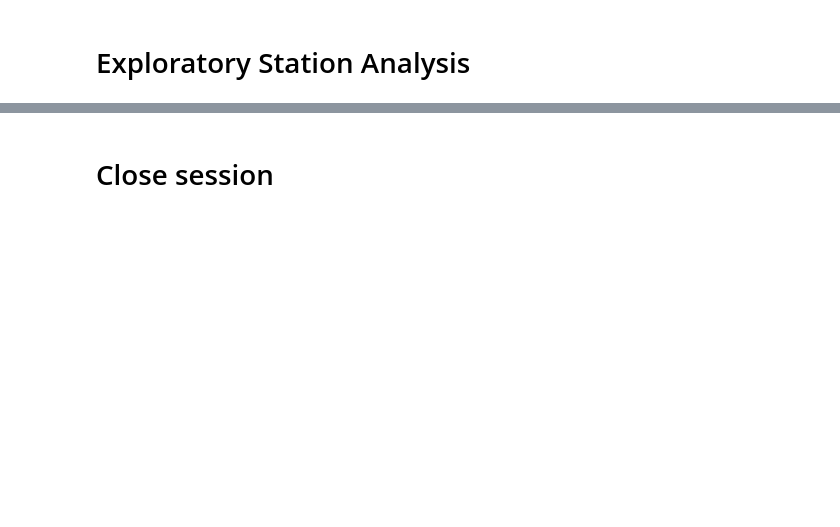
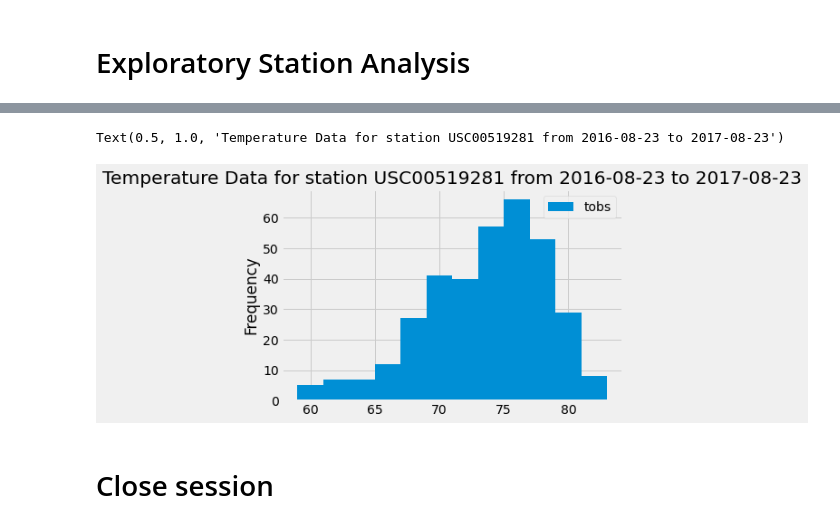
Before and after one commit to kblood86/Hawaii-Exploration, a Jupyter notebook: climate_starter.ipynb, the cells around one changed output, grey strips where cells are left out. Drawn from its saved outputs; the diff is of its cells as text; code cells hidden in the pictures; blank space fills up the shorter version.

```diff
--- a/Instructions/climate_starter.ipynb
+++ b/climate_starter.ipynb
@@ -116,2 +148,6 @@ plt.show()
 # %%
 # Using the most active station id from the previous query, calculate the lowest, highest, and average temperature.
+most_active_station=session.query(Measurement.station).group_by(Measurement.station).\
+    order_by(func.count(Measurement.date).desc()).first()
+most_active= most_active_station[0]
+most_active
@@ -118,3 +163,5 @@ plt.show()
 # %%
-# Using the most active station id
 # Query the last 12 months of temperature observation data for this station and plot the results as a histogram
+temp_data=session.query(Measurement.tobs).filter(Measurement.station==most_active).\
+    filter(Measurement.date>=yr_prior).all()
+temp_data
@@ -121,3 +186,12 @@ plt.show()
+# %%
+station_df = pd.DataFrame(temp_data)
+# %%
+station_df.plot.hist(bins=12)
+plt.legend(['tobs'])
+plt.title(f"Temperature Data for station {most_active} from {yr_prior} to {last_date[0]}")
+# %% [output]
+Text(0.5, 1.0, 'Temperature Data for station USC00519281 from 2016-08-23 to 2017-08-23')
+[figure, added]
 # %% [markdown]
 # Close session
 # %%
```
Also changed, not shown: parts of 8 cells of this notebook, 11 other files.
